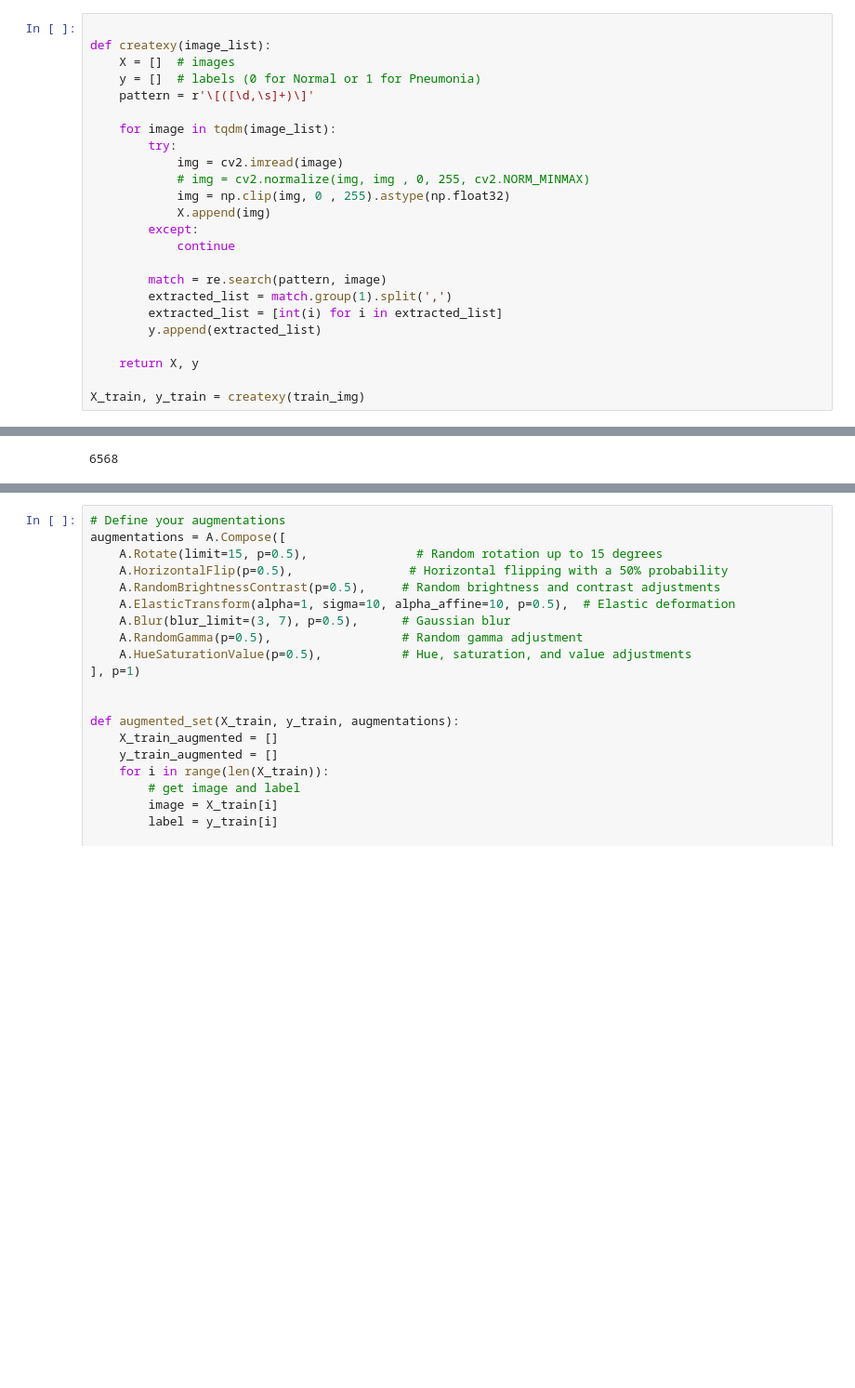
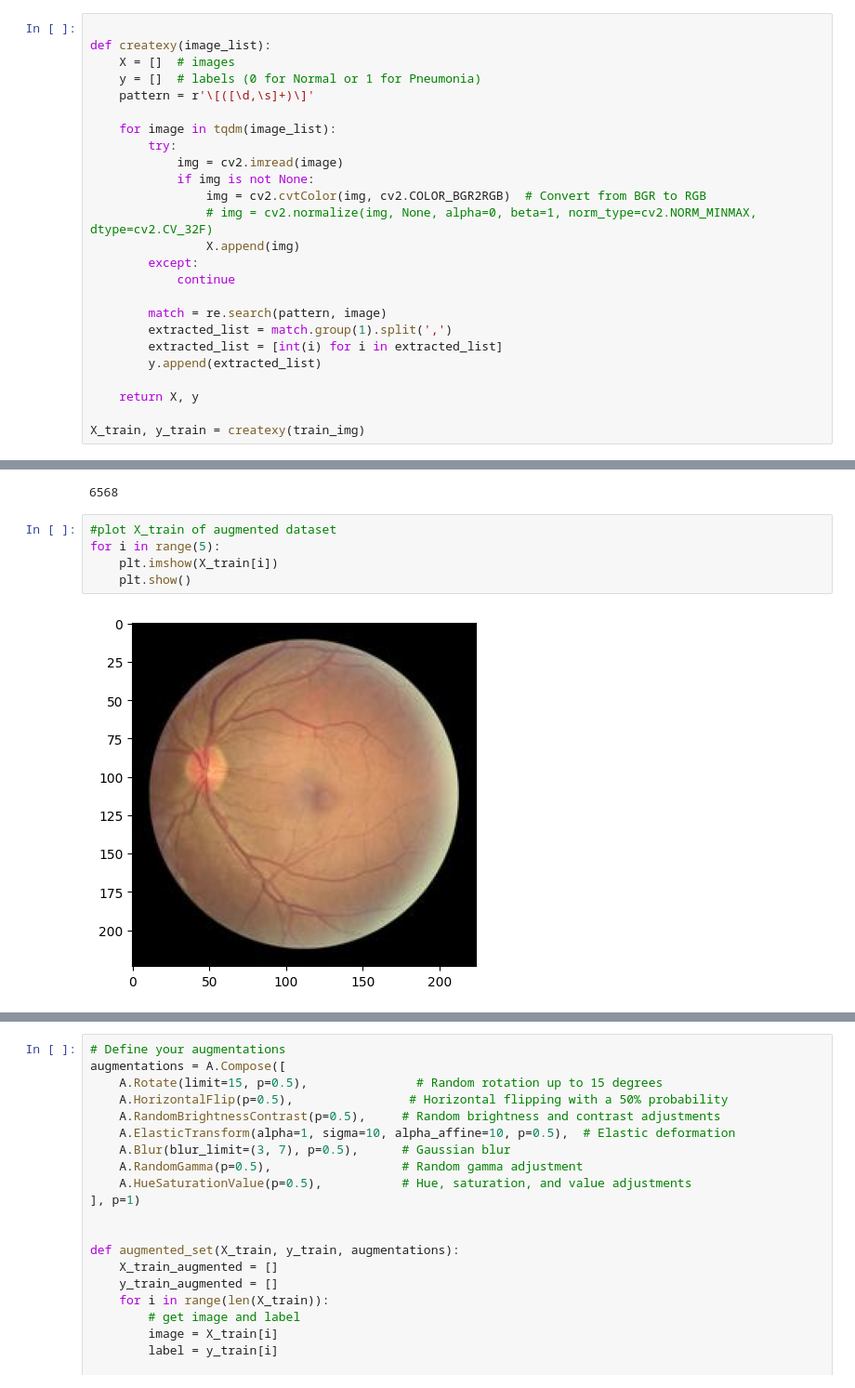
Before and after one commit to florencecornelissen/ODIR_challenge, a Jupyter notebook: augmentation.ipynb, the cells around one changed output, grey strips where cells are left out. Shown at 93% size. Saved outputs shown, nothing was run; the diff lists cells and outputs as text; blank space fills up the shorter version.

```diff
--- a/augmentation.ipynb
+++ b/augmentation.ipynb
@@ -70,9 +70,10 @@ def createxy(image_list):
     for image in tqdm(image_list):
         try:
             img = cv2.imread(image)
-            # img = cv2.normalize(img, img , 0, 255, cv2.NORM_MINMAX)
-            img = np.clip(img, 0 , 255).astype(np.float32)
-            X.append(img)
+            if img is not None:
+                img = cv2.cvtColor(img, cv2.COLOR_BGR2RGB)  # Convert from BGR to RGB
+                # img = cv2.normalize(img, None, alpha=0, beta=1, norm_type=cv2.NORM_MINMAX, dtype=cv2.CV_32F)
+                X.append(img)
         except:
             continue
 
@@ -88,3 +89,10 @@ X_train, y_train = createxy(train_img)
 len(X_train)
 # %% [output]
 6568
+# %%
+#plot X_train of augmented dataset
+for i in range(5):
+    plt.imshow(X_train[i])
+    plt.show()
+# %% [output]
+[figure, added]
```
Also changed, not shown: parts of 3 cells of this notebook.
